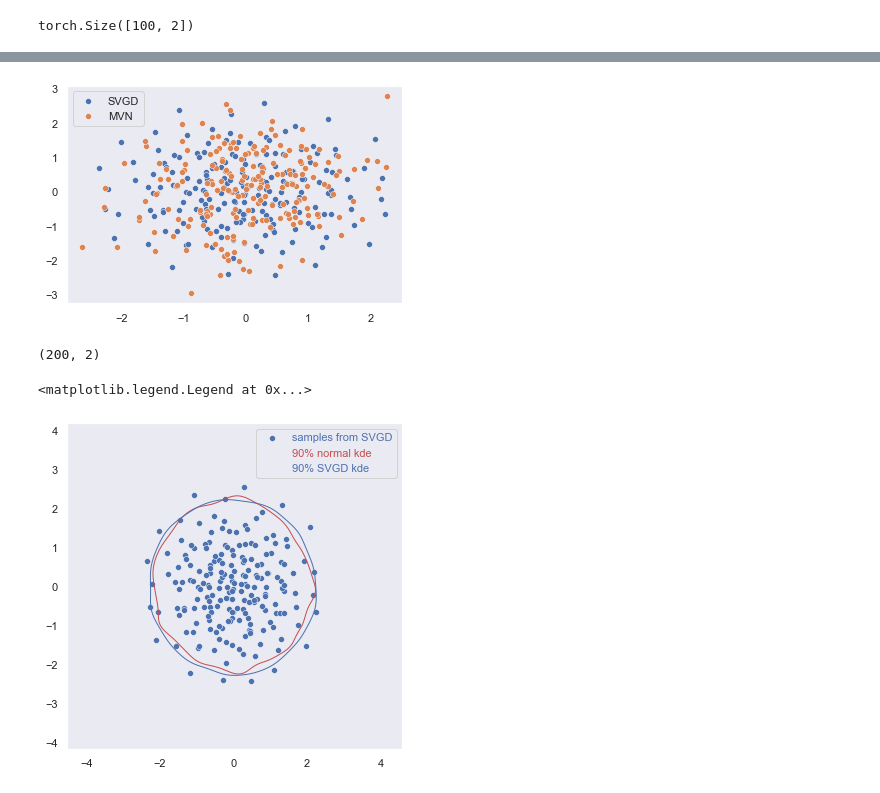
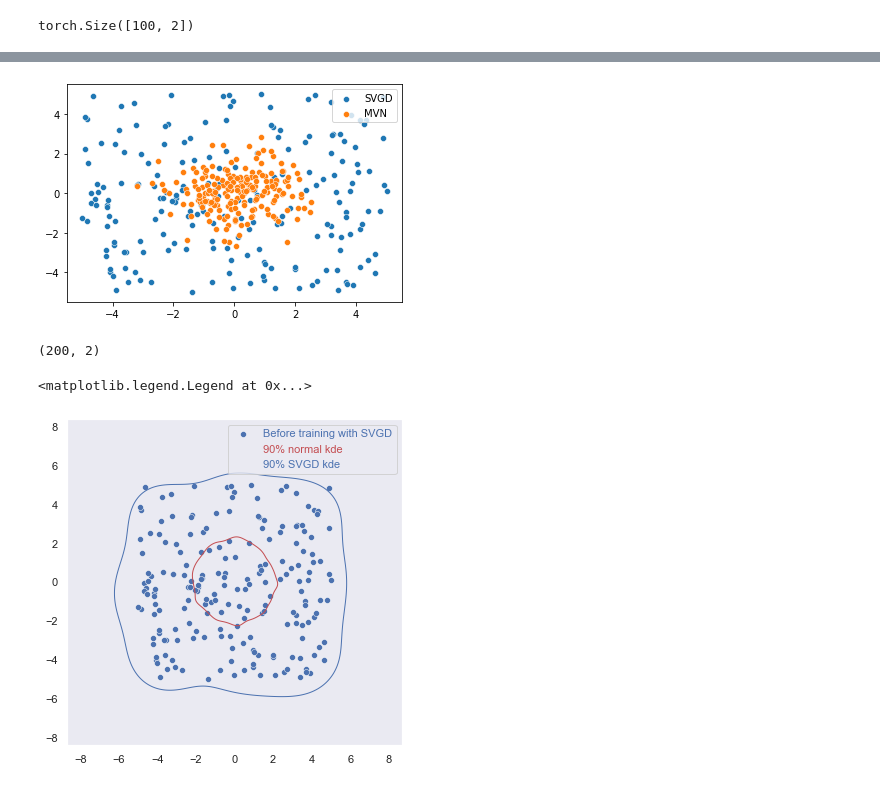
Before and after one commit to hamish-haggerty/AI-hacking, a Jupyter notebook: SVGD/Jupyterhacking/SVGD_3.ipynb, the cells around one changed output, grey strips where cells are left out. Drawn from its saved outputs; the diff is of its cells as text; code cells hidden in the pictures.

Commit message:
Edited SVGD

```diff
--- a/SVGD/Jupyterhacking/SVGD_3.ipynb
+++ b/SVGD/Jupyterhacking/SVGD_3.ipynb
@@ -79,6 +81,7 @@ for epoch in range(100):
 
     svgd.Particles = 10*torch.rand(svgd.N,new_dim)-5 #make input 10 dimensional instead
 
+    input('')
     Ep = E(svgd.Particles)
     Ep_detached = Ep.detach()
 
@@ -139,7 +142,7 @@ ax=sns.scatterplot(data=data, x=data[:,0], y=data[:,1],label='SVGD')
 ax=sns.scatterplot(data=X, x=X[:,0], y=X[:,1],label='MVN')
 #sns.kdeplot(data=data, x=data[:,0], y=data[:,1],label='kde of data')
 # %% [output]
-[figure, old version]
+[figure, new version]
 # %%
 data.shape
 # %% [output]
@@ -147,35 +150,35 @@ data.shape
 # %%
 #Reasonably important TODO: Want to plot true 90% ellipse instead of just estimating it from data
 
 import numpy as np
 import seaborn as sns
 import matplotlib.pyplot as plt
 sns.set_theme(style="dark")
 
 # Simulate data from a bivariate Gaussian
 n = 3000
 mean = [0, 0]
 cov = [(1., 0.), (.0, 1.)]
 rng = np.random.RandomState(0)
 x, y = rng.multivariate_normal(mean, cov, n).T
 
 # Draw a combo histogram and scatterplot with density contours
 f, ax = plt.subplots(figsize=(6, 6))
 #sns.scatterplot(x=x, y=y, s=5, color=".15")
 #sns.histplot(x=x, y=y, bins=50, pthresh=.1, cmap="mako")
 
-sns.scatterplot(data=data, x=data[:,0], y=data[:,1],color='b',label='samples from SVGD')
+sns.scatterplot(data=data, x=data[:,0], y=data[:,1],color='b',label='Before training with SVGD')
 
 sns.kdeplot(x=x, y=y, levels=[0.1], color="r", linewidths=1,label='90% normal kde')
 sns.kdeplot(x=data[:,0], y=data[:,1], levels=[0.1], color="b", linewidths=1,label='90% SVGD kde')
 
 
 #sns.scatterplot(data=data, x=data[:,0], y=data[:,1],color='b',label='samples from SVGD')
 
 plt.legend(labelcolor=['b','r'],loc=1)
 # %% [output]
 <matplotlib.legend.Legend at 0x...>
-[figure, old version]
+[figure, new version]
 # %% [markdown]
 ![image.png](attachment:image.png)
 ![image-2.png](attachment:image-2.png)
```
Also changed, not shown: parts of 4 cells of this notebook, 6 other files.
